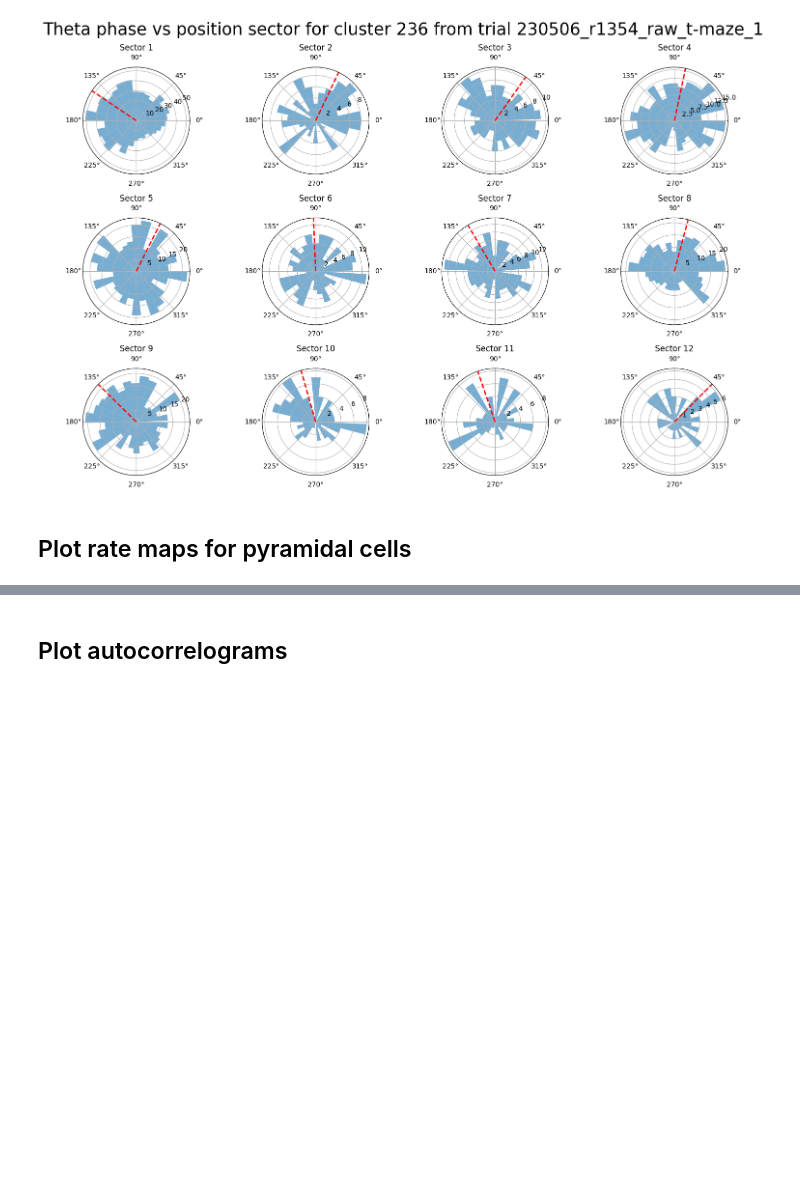
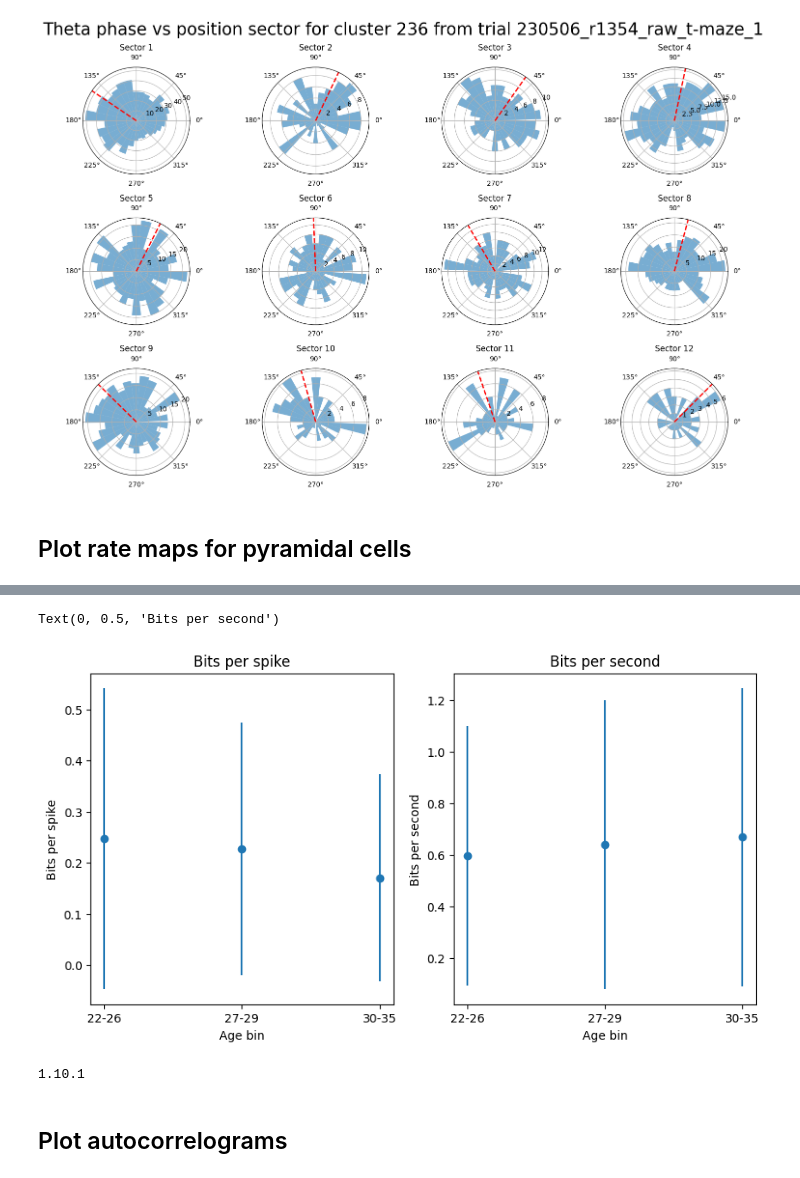
Before and after one commit to jakeswann1/SpElT, a Jupyter notebook: analysis/All Pyramidal Cells Analysis.ipynb, the cells around one changed output, grey strips where cells are left out. Cells and saved outputs as stored; diff of their text form; code cells hidden in the pictures; blank space fills up the shorter version.

Commit message:
Added spatial info calculation and plotting

```diff
--- a/analysis/All Pyramidal Cells Analysis.ipynb
+++ b/analysis/All Pyramidal Cells Analysis.ipynb
@@ -365,0 +385,63 @@ for session, obj in df_all_cells['ephys_object'].items():
+# %%
+from scipy import stats
+
+# Set age bins
+age_bins = [(22, 26), (27, 29), (30, 35)]
+
+# Make spatial info dataframe
+spatial_info_df = pd.DataFrame.from_dict(spatial_info_all, orient='index')
+spatial_info_df = spatial_info_df.reset_index()
+spatial_info_df = spatial_info_df.rename(columns = {'index': 'cell_id'})
+spatial_info_df['trial_type'] = spatial_info_df['cell_id'].apply(lambda x: x.split('_')[-3])
+spatial_info_df['age'] = spatial_info_df['age'].astype(int)
+
+
+# # Unpack bits_per_spike and bits_per_sec from dict into list of values
+# spatial_info_df['bits_per_spike'] = spatial_info_df['bits_per_spike'].apply(lambda x: list(x.values()))
+# spatial_info_df['bits_per_sec'] = spatial_info_df['bits_per_sec'].apply(lambda x: list(x.values()))
+
+# Select only open field trials
+spatial_info_df = spatial_info_df[spatial_info_df['trial_type'] == 'open-field']
+
+# Group by age bin
+spatial_info_df['age_bin'] = pd.cut(spatial_info_df['age'], bins = [22, 26, 29, 35], labels = ['22-26', '27-29', '30-35'])
+# Convert 'age_bin' column to categorical data type
+spatial_info_df['age_bin'] = pd.Categorical(spatial_info_df['age_bin'], categories=['22-26', '27-29', '30-35'], ordered=True)
+
+# Calculate mean and std of bits_per_spike and bits_per_sec
+spatial_info_df_stats = spatial_info_df.groupby('age_bin').agg({'bits_per_spike': ['mean', 'std'], 'bits_per_sec': ['mean', 'std']}).reset_index()
+
+# Perform ANOVA on age bin and bits per sec
+anova = stats.f_oneway(spatial_info_df[spatial_info_df['age_bin'] == '22-26']['bits_per_sec'],
+                       spatial_info_df[spatial_info_df['age_bin'] == '27-29']['bits_per_sec'],
+                       spatial_info_df[spatial_info_df['age_bin'] == '30-35']['bits_per_sec'])
+print(f'ANOVA for bits per sec: {anova}')
+
+# Perform ANOVA on age bin and bits per spike
+anova = stats.f_oneway(spatial_info_df[spatial_info_df['age_bin'] == '22-26']['bits_per_spike'],
+                       spatial_info_df[spatial_info_df['age_bin'] == '27-29']['bits_per_spike'],
+                       spatial_info_df[spatial_info_df['age_bin'] == '30-35']['bits_per_spike'])
+print(f'ANOVA for bits per spike: {anova}')
+
+# Perform Tukey HSD test for bits per sec
+tukey = stats.tukey_hsd(spatial_info_df[spatial_info_df['age_bin'] == '22-26']['bits_per_sec'], spatial_info_df[spatial_info_df['age_bin'] == '27-29']['bits_per_sec'], spatial_info_df[spatial_info_df['age_bin'] == '30-35']['bits_per_sec'])
+print(f'Tukey HSD for bits per sec: {tukey}')
+
+# Perform Tukey HSD test for bits per spike
+tukey = stats.tukey_hsd(spatial_info_df[spatial_info_df['age_bin'] == '22-26']['bits_per_spike'], spatial_info_df[spatial_info_df['age_bin'] == '27-29']['bits_per_spike'], spatial_info_df[spatial_info_df['age_bin'] == '30-35']['bits_per_spike'])
+print(f'Tukey HSD for bits per spike: {tukey}')
+
+
+
+# Plot bits_per_spike and bits_per_sec for each age bin
+fig, axes = plt.subplots(nrows = 1, ncols = 2, figsize = (10, 5))
+axes[0].errorbar(x = spatial_info_df_stats['age_bin'], y = spatial_info_df_stats['bits_per_spike']['mean'], yerr = spatial_info_df_stats['bits_per_spike']['std'], fmt = 'o')
+axes[0].set_title('Bits per spike')
+axes[0].set_xlabel('Age bin')
+axes[0].set_ylabel('Bits per spike')
+
+axes[1].errorbar(x = spatial_info_df_stats['age_bin'], y = spatial_info_df_stats['bits_per_sec']['mean'], yerr = spatial_info_df_stats['bits_per_sec']['std'], fmt = 'o')
+axes[1].set_title('Bits per second')
+axes[1].set_xlabel('Age bin')
+axes[1].set_ylabel('Bits per second')
+# %% [output]
@@ -366,3 +467,10 @@ for session, obj in df_all_cells['ephys_object'].items():
+Text(0, 0.5, 'Bits per second')
+[figure, added]
+# %%
+import scipy
+print(scipy.__version__)
+# %% [output]
+1.10.1
 # %% [markdown]
 ## Plot autocorrelograms
 # %%
```
Also changed, not shown: parts of 2 cells of this notebook, 3 other files.
